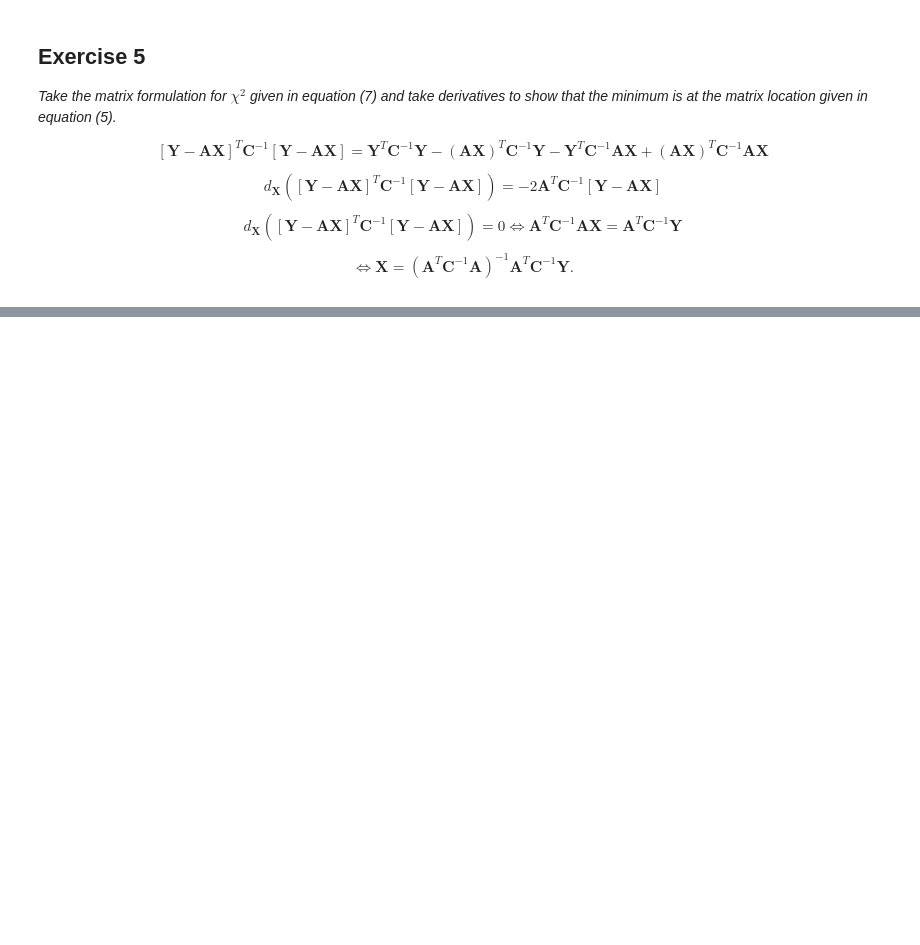
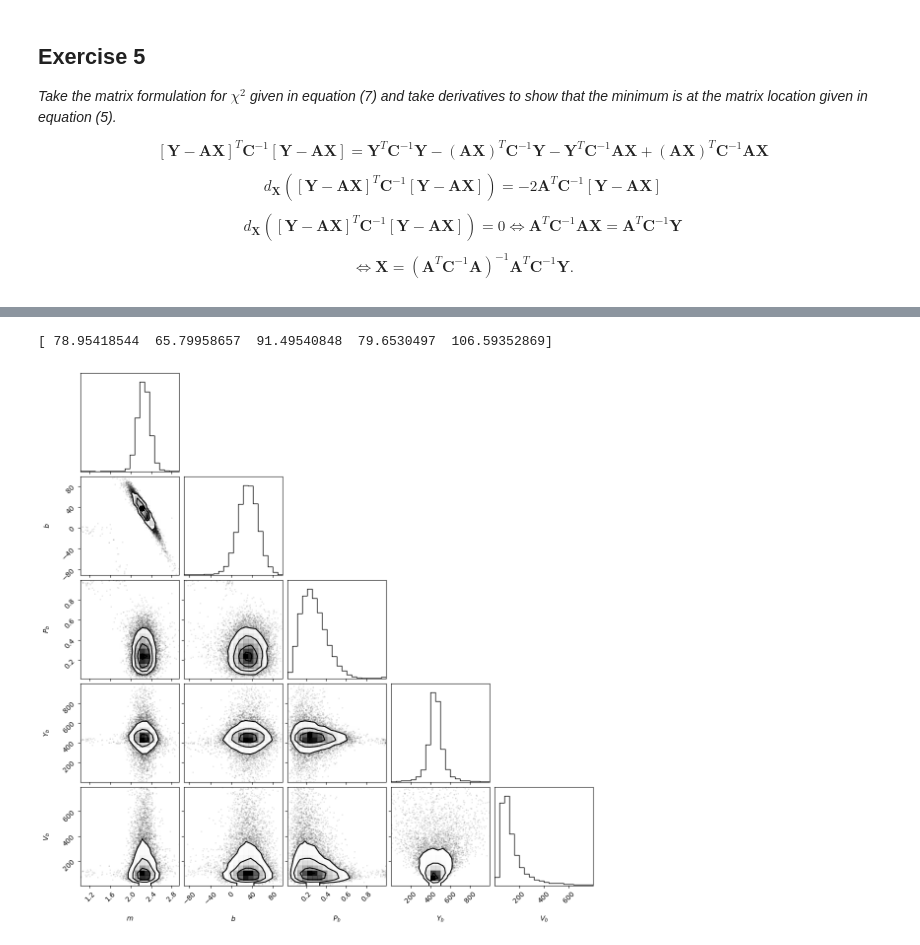
Before and after one commit to binado/fitaline, a Jupyter notebook: fitaline.ipynb, the cells around one changed output, grey strips where cells are left out. Drawn from its saved outputs; the diff is of its cells as text; code cells hidden in the pictures; blank space fills up the shorter version.

```diff
--- a/fitaline.ipynb
+++ b/fitaline.ipynb
@@ -140,0 +191,9 @@ $$ \Leftrightarrow \mathbf{X} = (\mathbf{A}^T \mathbf{C}^{-1} \mathbf{A})^{-1} \
+# %%
+tau = sampler.get_autocorr_time()
+print(tau)
+thin = round(np.max(tau) / 2)
+samples = sampler.get_chain(discard=100, thin=thin, flat=True)
+fig = corner(samples, labels=labels)
+# %% [output]
+[ 78.95418544  65.79958657  91.49540848  79.6530497  106.59352869]
+[figure, added]
```
Also changed, not shown: parts of 9 cells of this notebook.
